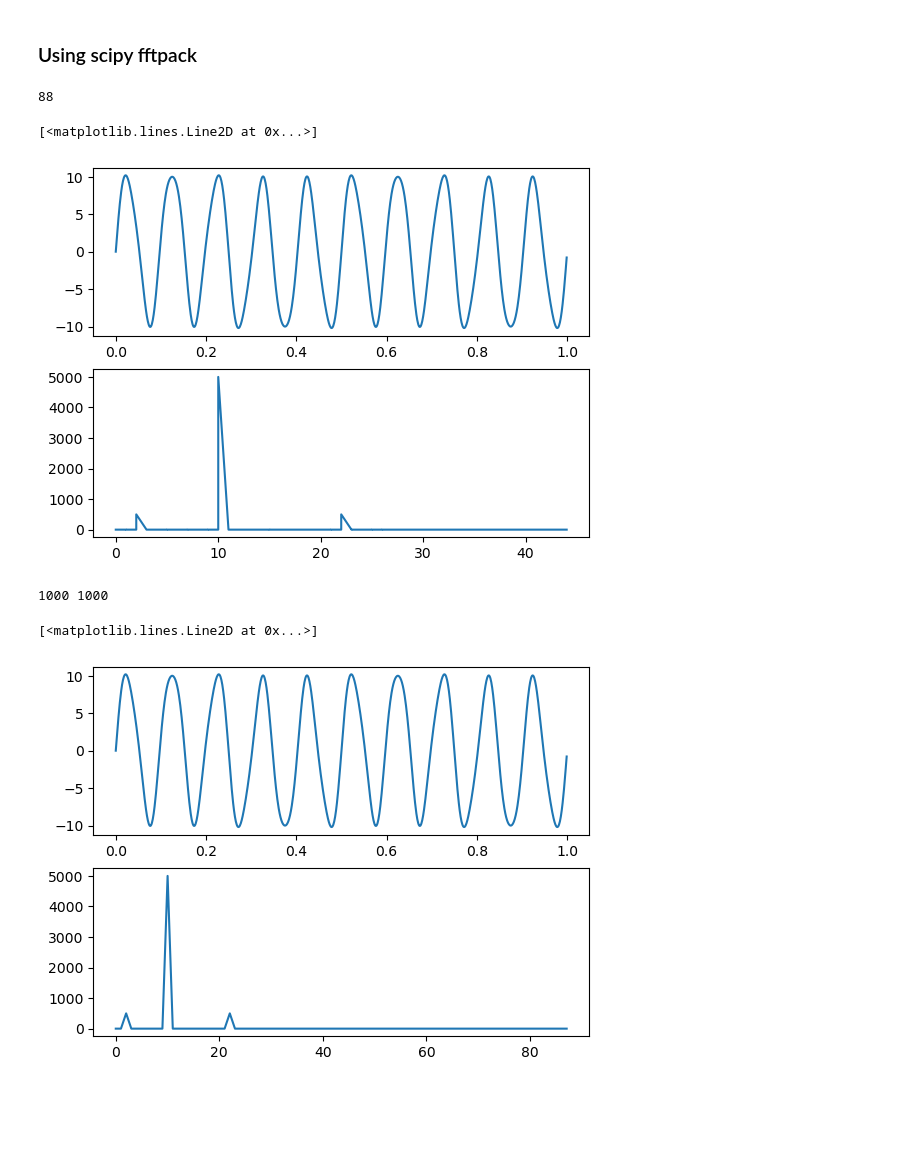
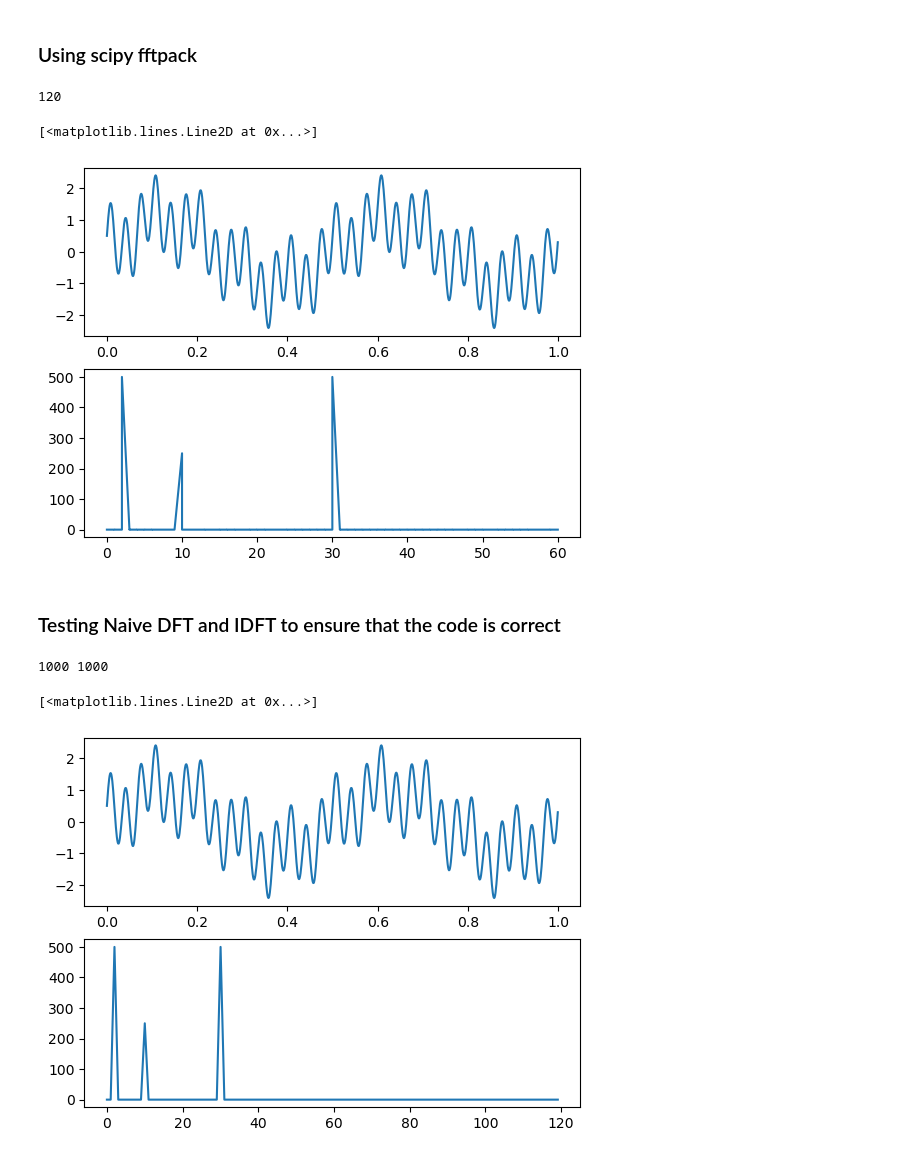
Before and after one commit to helsaint/DSP, a Jupyter notebook: Chapter 1 Sounds and Signals.ipynb, the cells around one changed output. Drawn from its saved outputs; the diff is of its cells as text; code cells hidden in the pictures; blank space fills up the shorter version.

```diff
--- a/Chapter 1 Sounds and Signals.ipynb
+++ b/Chapter 1 Sounds and Signals.ipynb
@@ -288,11 +288,11 @@ def naive_idft(X_array):
 ### Using scipy fftpack
 # %%
 A1 = 1
-A2 = 10
+A2 = 0.5
 A3 = 1
 w1 = 2 #Hz
 w2 = 10 #Hz
-w3 = 22 #Hz
+w3 = 30 #Hz
 '''
 To get the correct sampling rate we usually use 2*max(w1,w2,...,wn). However, because the
 fftpack.rfftfreq() is between (-0.5,0.5) we would miss out some of the values
@@ -302,7 +302,7 @@ if f_s < 500:
     f_s = 1000
 
 t = np.linspace(0,1,f_s, endpoint=False)
-x = A1 * np.sin(2 * np.pi * w1 * t) + A2 * np.sin(2 * np.pi * w2 * t) + A3 * np.sin(2 * np.pi * w3 * t)
+x = A1 * np.sin(2 * np.pi * w1 * t) + A2 * np.cos(2 * np.pi * w2 * t) + A3 * np.sin(2 * np.pi * w3 * t)
 
 X = fftpack.rfft(x)
 X = np.abs(X)
@@ -315,40 +315,42 @@ plt.plot(t,x)
 plt.subplot(2,1,2)
 plt.plot(freqs, X)
 # %% [output]
-88
+120
 [<matplotlib.lines.Line2D at 0x...>]
-[figure, old version]
+[figure, new version]
+# %% [markdown]
+### Testing Naive DFT and IDFT to ensure that the code is correct
 # %%
 A1 = 1
-A2 = 10
+A2 = 0.5
 A3 = 1
 w1 = 2 #Hz
 w2 = 10 #Hz
-w3 = 22 #Hz
+w3 = 30 #Hz
 '''
 To get the correct sampling rate we usually use 2*max(w1,w2,...,wn). However, because the
 fftpack.rfftfreq() is between (-0.5,0.5) we would miss out some of the values
 '''
 f_s = 4*max(w1,w2,w3) # Number of measurements per second (sampling rate).
 if f_s < 500:
     f_s = 1000
 
 t = np.linspace(0,1,f_s, endpoint=False)
-x = A1 * np.sin(2 * np.pi * w1 * t) + A2 * np.sin(2 * np.pi * w2 * t) + A3 * np.sin(2 * np.pi * w3 * t)
+x = A1 * np.sin(2 * np.pi * w1 * t) + A2 * np.cos(2 * np.pi * w2 * t) + A3 * np.sin(2 * np.pi * w3 * t)
 X = naive_dft(x)
 X_1 = np.abs(X)
 freqs = naive_freq(len(x))*f_s
 print(len(X_1), len(freqs))
 X_1 = X_1[0:4*max(w1,w2,w3)]
 freqs = freqs[0:4*max(w1,w2,w3)]
 plt.subplot(2, 1, 1)
 plt.plot(t,x)
 plt.subplot(2,1,2)
 plt.plot(freqs, X_1)
 # %% [output]
 1000 1000
 [<matplotlib.lines.Line2D at 0x...>]
-[figure, old version]
+[figure, new version]
 # %%
 x = []
 x = naive_idft(X)
```
Also changed, not shown: parts of 15 cells of this notebook.
